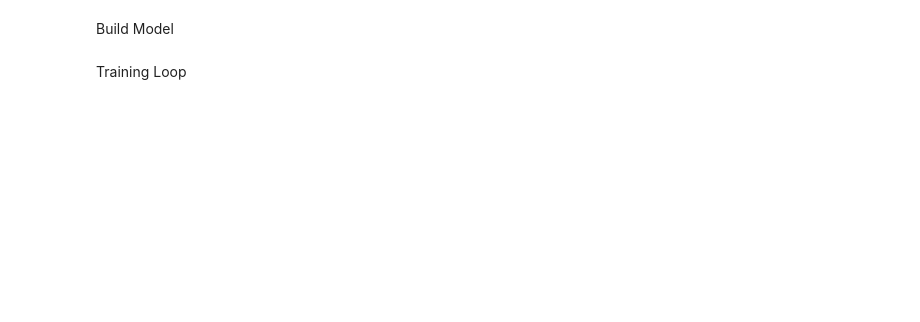
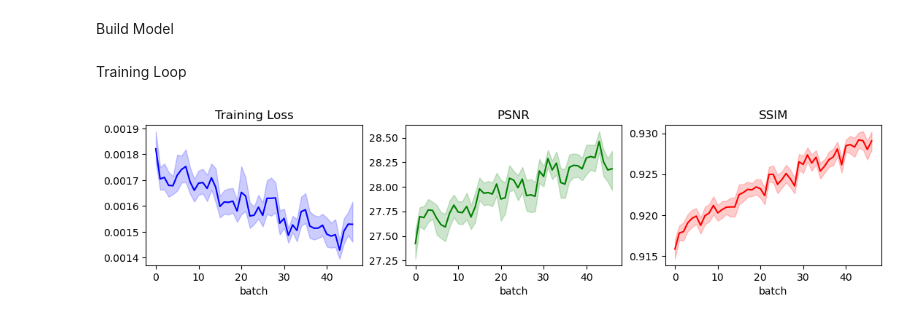
Before and after one commit to pycolibri/pycolibri, a Jupyter notebook: examples/demo_cassi.ipynb, the cells around one changed output. Cells and saved outputs as stored; diff of their text form; code cells hidden in the pictures; blank space fills up the shorter version.

```diff
--- a/examples/demo_cassi.ipynb
+++ b/examples/demo_cassi.ipynb
@@ -89,6 +89,12 @@ from colibri_hdsp.metrics import psnr, ssim
 
 
 epochs = 5
+
+history = {
+    "loss": [],
+    "psnr": [],
+    "ssim": []
+}
 
 for epoch in range(epochs):
 
@@ -123,9 +129,52 @@ for epoch in range(epochs):
 
             tq.set_postfix(s=f"Loss: {loss:.7f}, PSNR: {psnr_val:.2f}, SSIM: {ssim_val:.4f}")
 
+            history["loss"].append(loss)
+            history["psnr"].append(psnr_val)
+            history["ssim"].append(ssim_val)
+
     mean_loss = loss_record.compute().item()
     mean_psnr = psnr_record.compute().item()
     mean_ssim = ssim_record.compute().item()
     tq.set_postfix(s=f"Epoch Loss: {mean_loss:.7f}, PSNR: {mean_psnr:.2f}, SSIM: {mean_ssim:.4f}")
+# %%
+import seaborn as sns
+import matplotlib.pyplot as plt
+import pandas as pd
+
+group = batch_size // 3
+
+loss_df = pd.DataFrame(history["loss"])
+loss_df["batch"] = ( loss_df.index / loss_df.index.max() ) * ( len(loss_df) / group )
+loss_df["batch"] = loss_df["batch"].astype(int)
+
+psnr_df = pd.DataFrame(history["psnr"])
+psnr_df["batch"] = ( psnr_df.index / psnr_df.index.max() ) * ( len(psnr_df) / group )
+psnr_df["batch"] = psnr_df["batch"].astype(int)
+
+ssim_df = pd.DataFrame(history["ssim"])
+ssim_df["batch"] = ( ssim_df.index / ssim_df.index.max() ) * ( len(ssim_df) / group )
+ssim_df["batch"] = ssim_df["batch"].astype(int)
+
+plt.figure(figsize=(13, 2.5))
+
+plt.subplot(1, 3, 1)
+sns.lineplot(data=loss_df, x="batch", y=0, color="blue")
+plt.ylabel("")
+plt.title("Training Loss")
+
+plt.subplot(1, 3, 2)
+sns.lineplot(data=psnr_df, x="batch", y=0, color="green")
+plt.ylabel("")
+plt.title("PSNR")
+
+plt.subplot(1, 3, 3)
+sns.lineplot(data=ssim_df, x="batch", y=0, color="red")
+plt.ylabel("")
+plt.title("SSIM")
+
+plt.show()
+# %% [output]
+[figure, added]
 # %%
 x_est = model(sample.to(device)).cpu()
```
Also changed, not shown: parts of 3 cells of this notebook.
